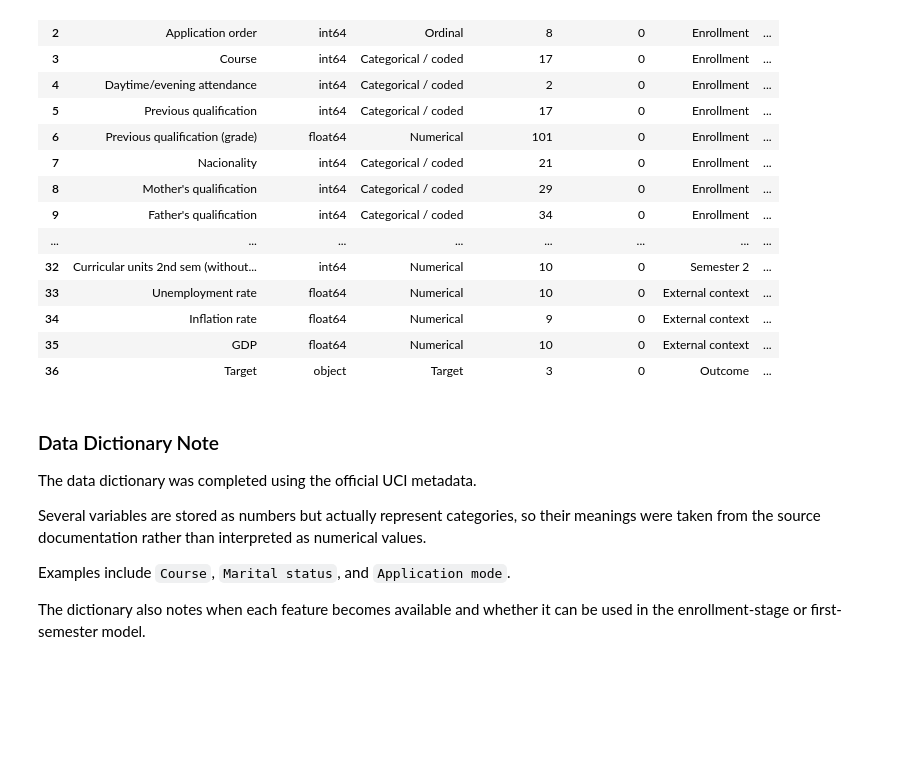
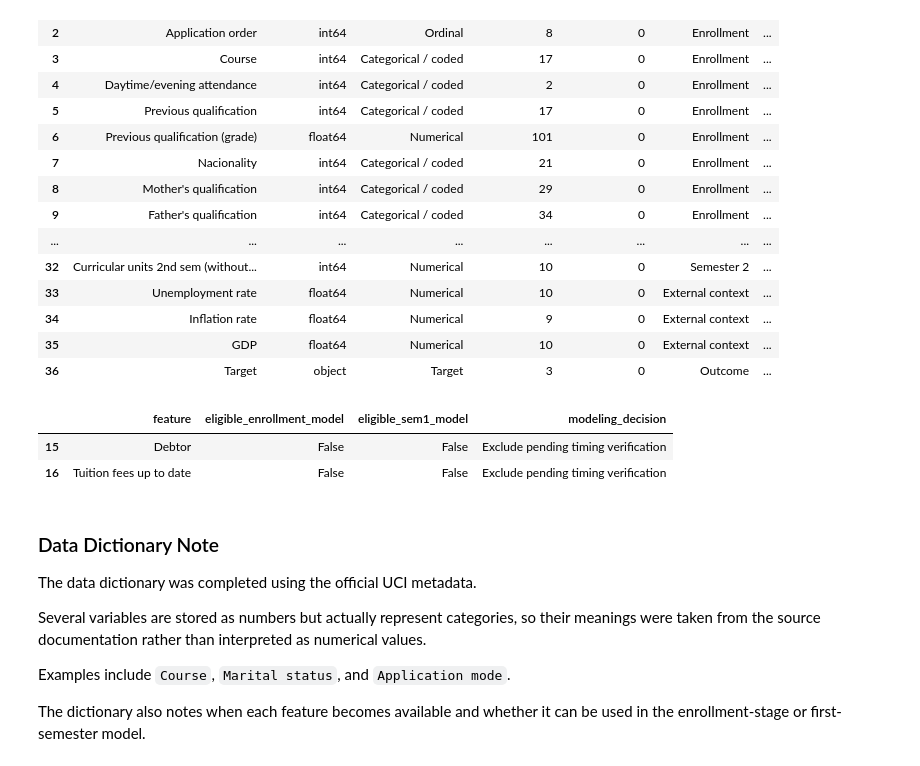
Before and after one commit to rayvaril/student-dropout-capstone, a Jupyter notebook: notebooks/01_dataset_assessment.ipynb, the cells around one changed output. Drawn from its saved outputs; the diff is of its cells as text; code cells hidden in the pictures; blank space fills up the shorter version.

```diff
--- a/notebooks/01_dataset_assessment.ipynb
+++ b/notebooks/01_dataset_assessment.ipynb
@@ -890,6 +946,33 @@ data_dictionary
 | 34 | Inflation rate | float64 | Numerical | 9 | 0 | External context | ... |
 | 35 | GDP | float64 | Numerical | 10 | 0 | External context | ... |
 | 36 | Target | object | Target | 3 | 0 | Outcome | ... |
+# %%
+timing_pending = ["Debtor", "Tuition fees up to date"]
+
+data_dictionary.loc[
+    data_dictionary["feature"].isin(timing_pending),
+    ["eligible_enrollment_model", "eligible_sem1_model"]
+] = False
+
+data_dictionary.loc[
+    data_dictionary["feature"].isin(timing_pending),
+    "modeling_decision"
+] = "Exclude pending timing verification"
+
+data_dictionary[
+    data_dictionary["feature"].isin(["Debtor", "Tuition fees up to date"])
+][
+    [
+        "feature",
+        "eligible_enrollment_model",
+        "eligible_sem1_model",
+        "modeling_decision"
+    ]
+]
+# %% [output]
+|  | feature | eligible_enrollment_model | eligible_sem1_model | modeling_decision |
+| 15 | Debtor | False | False | Exclude pending timing verification |
+| 16 | Tuition fees up to date | False | False | Exclude pending timing verification |
 # %% [markdown]
 ### Data Dictionary Note
 
```
Also changed, not shown: parts of 4 cells of this notebook.
